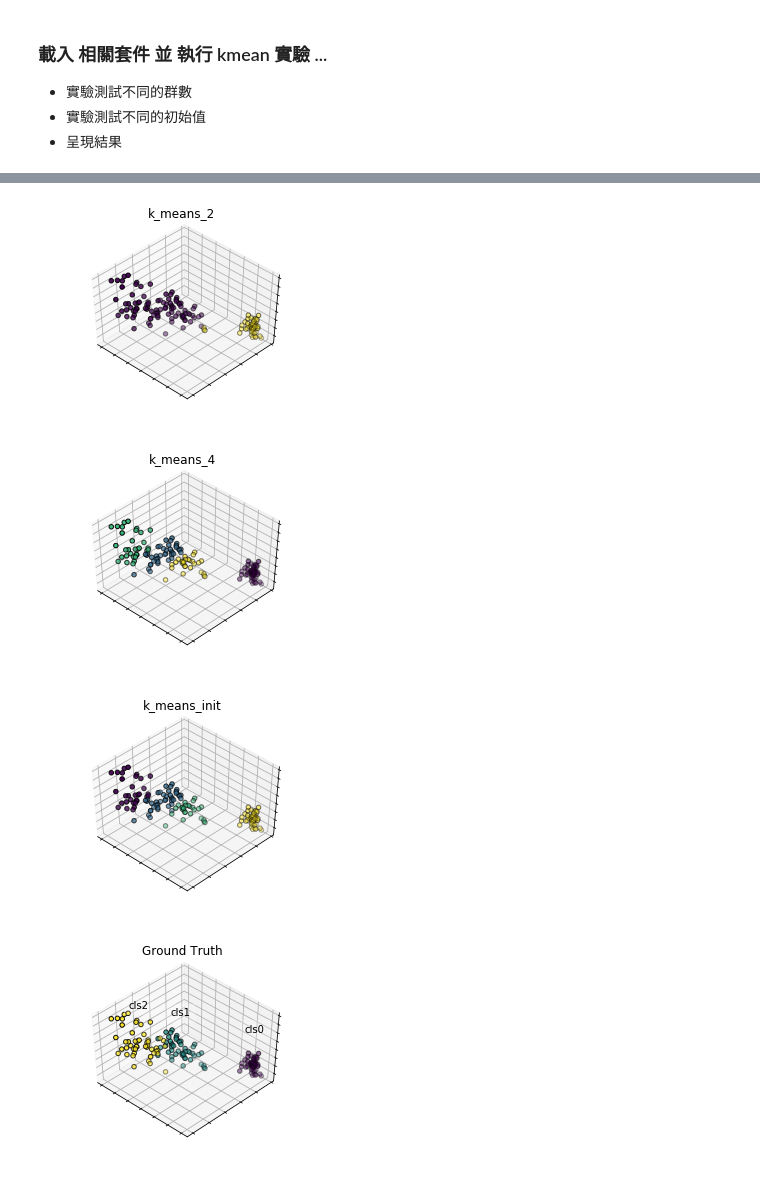
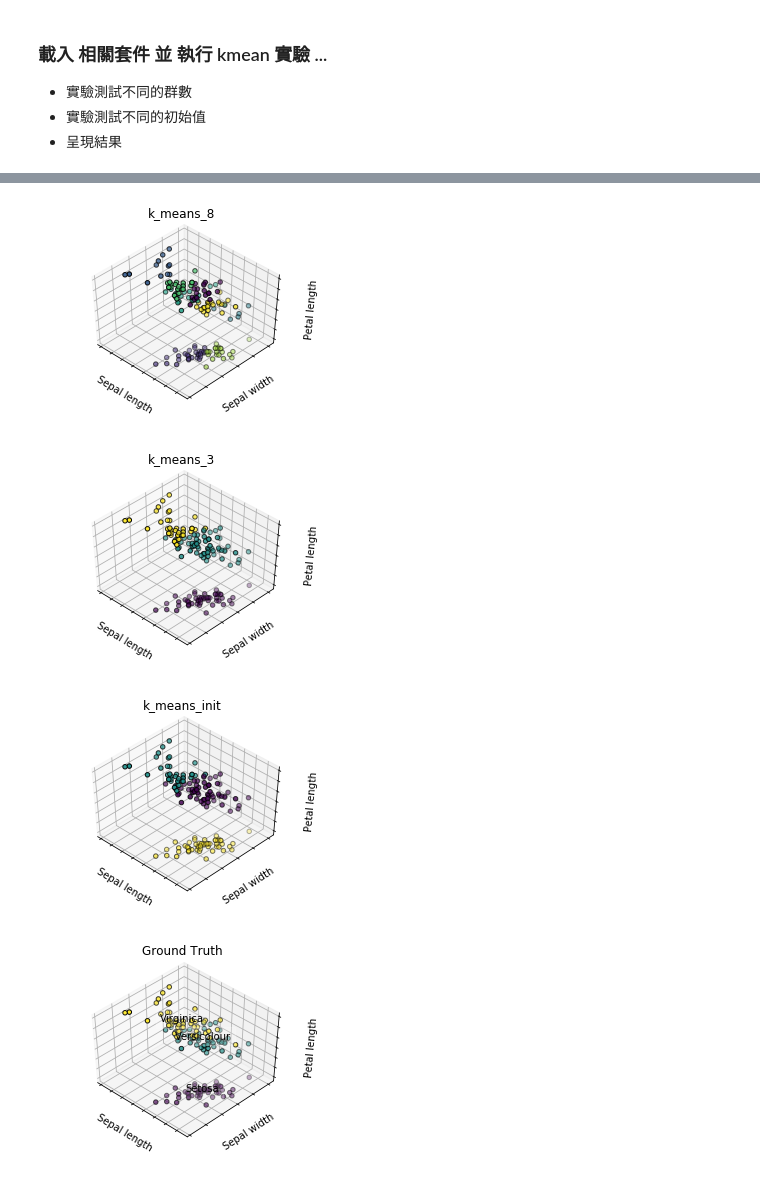
Before and after one commit to ychuh/2nd-ML100Days, a Jupyter notebook: Homework/Day_055/Day_055_HW.ipynb, the cells around one changed output, grey strips where cells are left out. Saved outputs shown, nothing was run; the diff lists cells and outputs as text; code cells hidden in the pictures.

```diff
--- a/Homework/Day_055/Day_055_HW.ipynb
+++ b/Homework/Day_055/Day_055_HW.ipynb
@@ -30,48 +49,58 @@ y = iris.target
 # %%
-estimators = [('k_means_2', KMeans(n_clusters=2)),
-              ('k_means_4', KMeans(n_clusters=4)),
-              ('k_means_init', KMeans(n_clusters=4, n_init=12, init='random'))]
+estimators = [('k_means_8', KMeans(n_clusters=8)),
+              ('k_means_3', KMeans(n_clusters=3)),
+              ('k_means_init', KMeans(n_clusters=3, n_init=12, init='random'))]
 # %%
 fignum = 1
-titles = ['k_means_2', 'k_means_4', 'k_means_init']
+titles = ['k_means_8', 'k_means_3', 'k_means_init']
 
 for name, est in estimators:
     fig = plt.figure(fignum, figsize=(4,3))
     ax = Axes3D(fig, rect=[0,0, .95, 1], elev=48, azim=134)
 
     est.fit(X)
     labels = est.labels_
 
-    ax.scatter(X[: ,2], X[:, 3], X[:, 0], c=labels.astype(np.float), edgecolor='k')
+    ax.scatter(X[: ,0], X[:, 1], X[:, 2], c=labels.astype(np.float), edgecolor='k')
 
     ax.w_xaxis.set_ticklabels([])
     ax.w_yaxis.set_ticklabels([])
     ax.w_zaxis.set_ticklabels([])
+
+    ax.set_xlabel('Sepal length')
+    ax.set_ylabel('Sepal width')
+    ax.set_zlabel('Petal length')
+
     ax.set_title(titles[fignum - 1])
     ax.dist = 12
     fignum = fignum + 1
 
 fig = plt.figure(fignum, figsize=(4, 3))
 ax = Axes3D(fig, rect=[0, 0, .95, 1], elev=48, azim=134)
 
-for name, label in [('cls0', 0),
-                   ('cls1', 1),
-                   ('cls2', 2)]:
-    ax.text3D(X[y == label, 2].mean(),
-             X[y == label, 3].mean(),
-             X[y == label, 0].mean(), name,
+for name, label in [('Setosa', 0),
+                   ('Versicolour', 1),
+                   ('Virginica', 2)]:
+    ax.text3D(X[y == label, 0].mean(),
+             X[y == label, 1].mean(),
+             X[y == label, 2].mean(), name,
              horizontalalignment='center',
              bbox=dict(alpha=.2, edgecolor='w', facecolor='w'))
 
-ax.scatter(X[: ,2], X[:, 3], X[:, 0], c=y, edgecolor='k')
+ax.scatter(X[: ,0], X[:, 1], X[:, 2], c=y, edgecolor='k')
 
 ax.w_xaxis.set_ticklabels([])
 ax.w_yaxis.set_ticklabels([])
 ax.w_zaxis.set_ticklabels([])
+
+ax.set_xlabel('Sepal length')
+ax.set_ylabel('Sepal width')
+ax.set_zlabel('Petal length')
+
 ax.set_title('Ground Truth')
 ax.dist = 12
 # %% [output]
-[figure, old version]
+[figure, new version]
-[figure, old version]
+[figure, new version]
-[figure, old version]
+[figure, new version]
-[figure, old version]
+[figure, new version]
```
Also changed, not shown: parts of 1 cell of this notebook.
